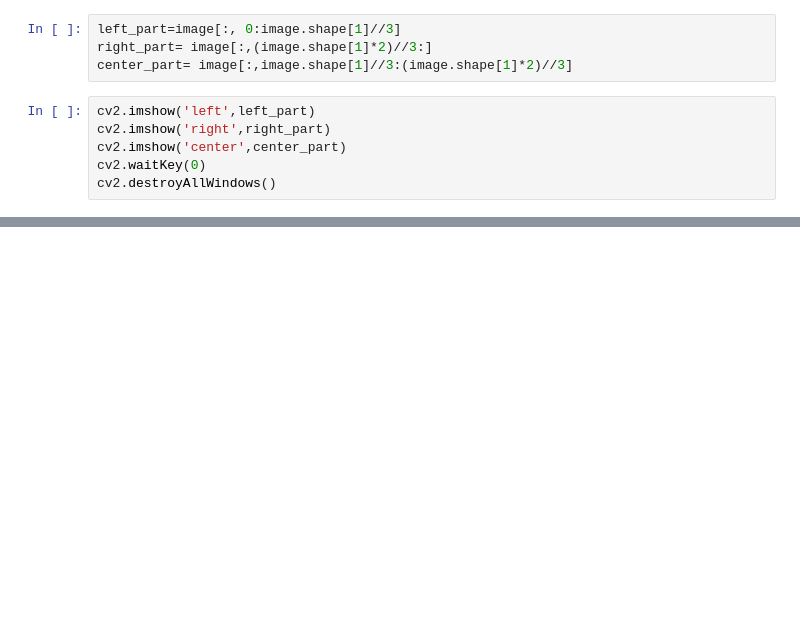
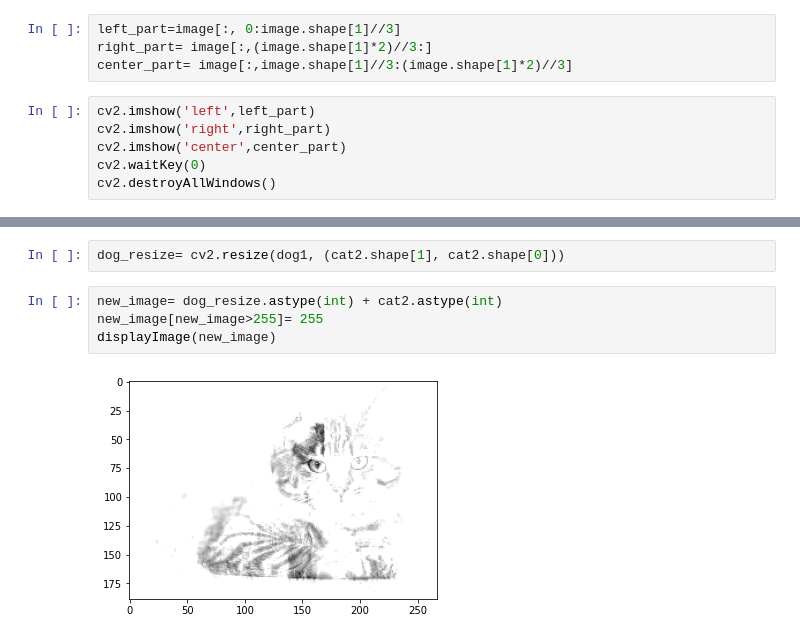
Before and after one commit to seif7666/OpenCV-Sessions, a Jupyter notebook: Session1/Session1.ipynb, the cells around one changed output, grey strips where cells are left out. Saved outputs shown, nothing was run; the diff lists cells and outputs as text; blank space fills up the shorter version.

```diff
--- a/Session1/Session1.ipynb
+++ b/Session1/Session1.ipynb
@@ -205,0 +236,8 @@ New point is (179, 76)
+# %%
+dog_resize= cv2.resize(dog1, (cat2.shape[1], cat2.shape[0]))
+# %%
+new_image= dog_resize.astype(int) + cat2.astype(int)
+new_image[new_image>255]= 255
+displayImage(new_image)
+# %% [output]
+[figure, added]
```
Also changed, not shown: parts of 19 cells of this notebook, 8 other files.
